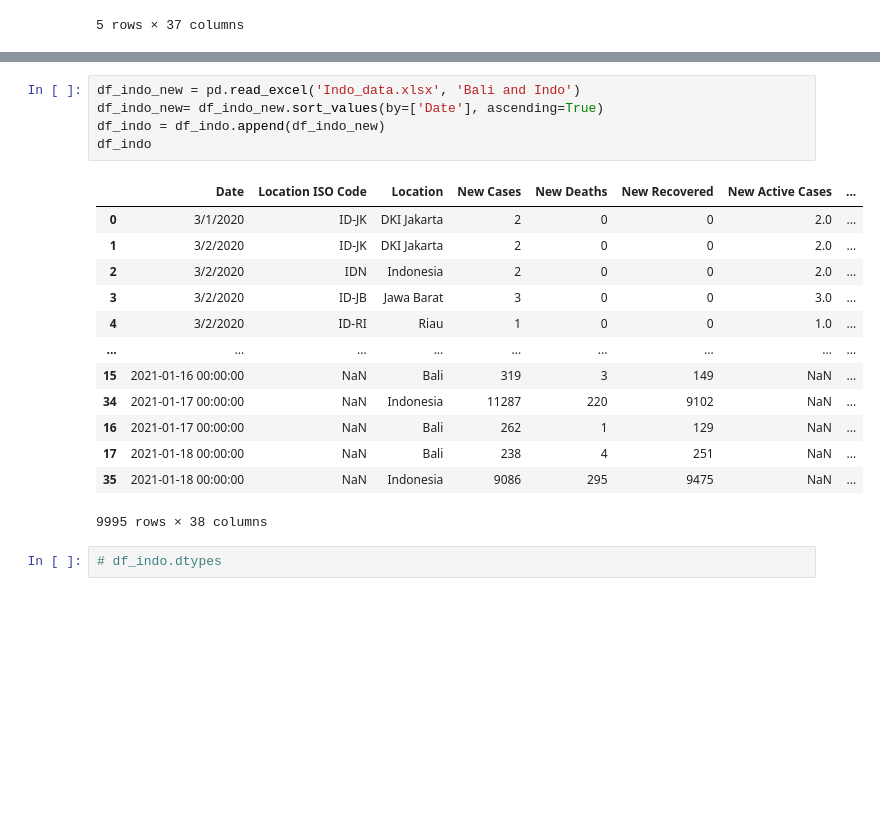
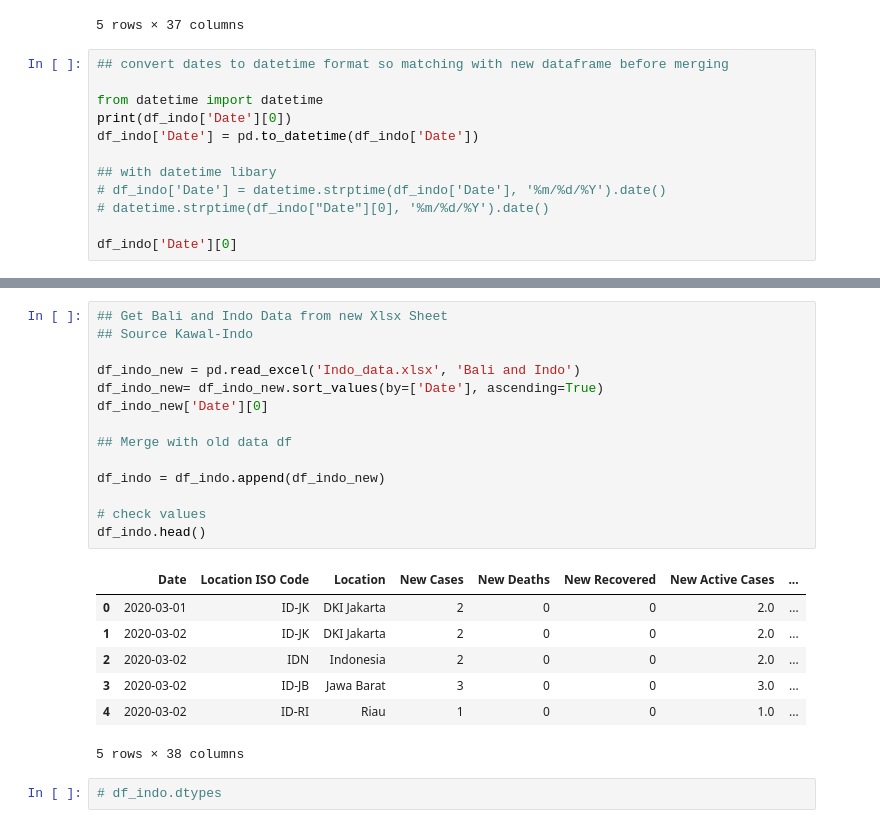
Before and after one commit to Svensone/bali-covid-app, a Jupyter notebook: data/daily_data_covid_bali_processing.ipynb, the cells around one changed output, grey strips where cells are left out. Cells and saved outputs as stored; diff of their text form; blank space fills up the shorter version.

Commit message:
adjusting data

```diff
--- a/data/daily_data_covid_bali_processing.ipynb
+++ b/data/daily_data_covid_bali_processing.ipynb
@@ -279,3 +290,15 @@ df_indo.head()
 | 3 | 3/2/2020 | ID-JB | Jawa Barat | 3 | 0 | 0 | 3 | ... |
 | 4 | 3/2/2020 | ID-RI | Riau | 1 | 0 | 0 | 1 | ... |
 5 rows × 37 columns
+# %%
+## convert dates to datetime format so matching with new dataframe before merging
+
+from datetime import datetime
+print(df_indo['Date'][0])
+df_indo['Date'] = pd.to_datetime(df_indo['Date'])
+
+## with datetime libary
+# df_indo['Date'] = datetime.strptime(df_indo['Date'], '%m/%d/%Y').date()
+# datetime.strptime(df_indo["Date"][0], '%m/%d/%Y').date()
+
+df_indo['Date'][0]
@@ -282,22 +318,25 @@ df_indo.head()
 # %%
+## Get Bali and Indo Data from new Xlsx Sheet
+## Source Kawal-Indo
+
 df_indo_new = pd.read_excel('Indo_data.xlsx', 'Bali and Indo')
 df_indo_new= df_indo_new.sort_values(by=['Date'], ascending=True)
+df_indo_new['Date'][0]
+
+## Merge with old data df
+
 df_indo = df_indo.append(df_indo_new)
-df_indo
+
+# check values
+df_indo.head()
 # %% [output]
 |  | Date | Location ISO Code | Location | New Cases | New Deaths | New Recovered | New Active Cases | ... |
-| 0 | 3/1/2020 | ID-JK | DKI Jakarta | 2 | 0 | 0 | 2.0 | ... |
-| 1 | 3/2/2020 | ID-JK | DKI Jakarta | 2 | 0 | 0 | 2.0 | ... |
-| 2 | 3/2/2020 | IDN | Indonesia | 2 | 0 | 0 | 2.0 | ... |
-| 3 | 3/2/2020 | ID-JB | Jawa Barat | 3 | 0 | 0 | 3.0 | ... |
-| 4 | 3/2/2020 | ID-RI | Riau | 1 | 0 | 0 | 1.0 | ... |
-| ... | ... | ... | ... | ... | ... | ... | ... | ... |
-| 15 | 2021-01-16 00:00:00 | NaN | Bali | 319 | 3 | 149 | NaN | ... |
-| 34 | 2021-01-17 00:00:00 | NaN | Indonesia | 11287 | 220 | 9102 | NaN | ... |
-| 16 | 2021-01-17 00:00:00 | NaN | Bali | 262 | 1 | 129 | NaN | ... |
-| 17 | 2021-01-18 00:00:00 | NaN | Bali | 238 | 4 | 251 | NaN | ... |
-| 35 | 2021-01-18 00:00:00 | NaN | Indonesia | 9086 | 295 | 9475 | NaN | ... |
+| 0 | 2020-03-01 | ID-JK | DKI Jakarta | 2 | 0 | 0 | 2.0 | ... |
+| 1 | 2020-03-02 | ID-JK | DKI Jakarta | 2 | 0 | 0 | 2.0 | ... |
+| 2 | 2020-03-02 | IDN | Indonesia | 2 | 0 | 0 | 2.0 | ... |
+| 3 | 2020-03-02 | ID-JB | Jawa Barat | 3 | 0 | 0 | 3.0 | ... |
+| 4 | 2020-03-02 | ID-RI | Riau | 1 | 0 | 0 | 1.0 | ... |
-9995 rows × 38 columns
+5 rows × 38 columns
 # %%
 # df_indo.dtypes
 # %%
```
Also changed, not shown: parts of 12 cells of this notebook, 4 other files.
